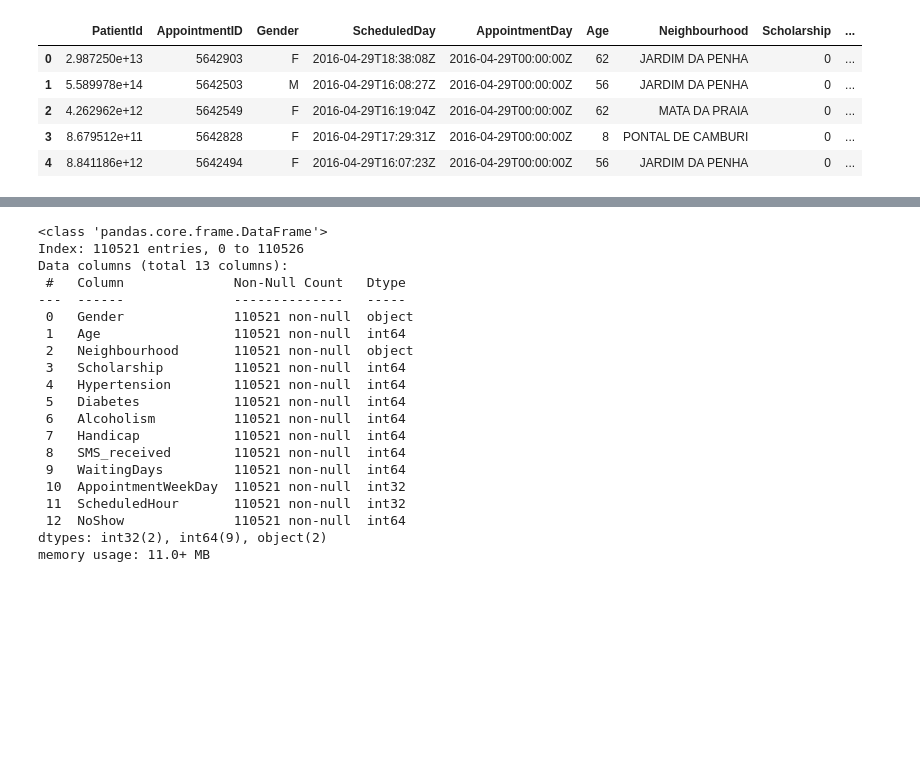
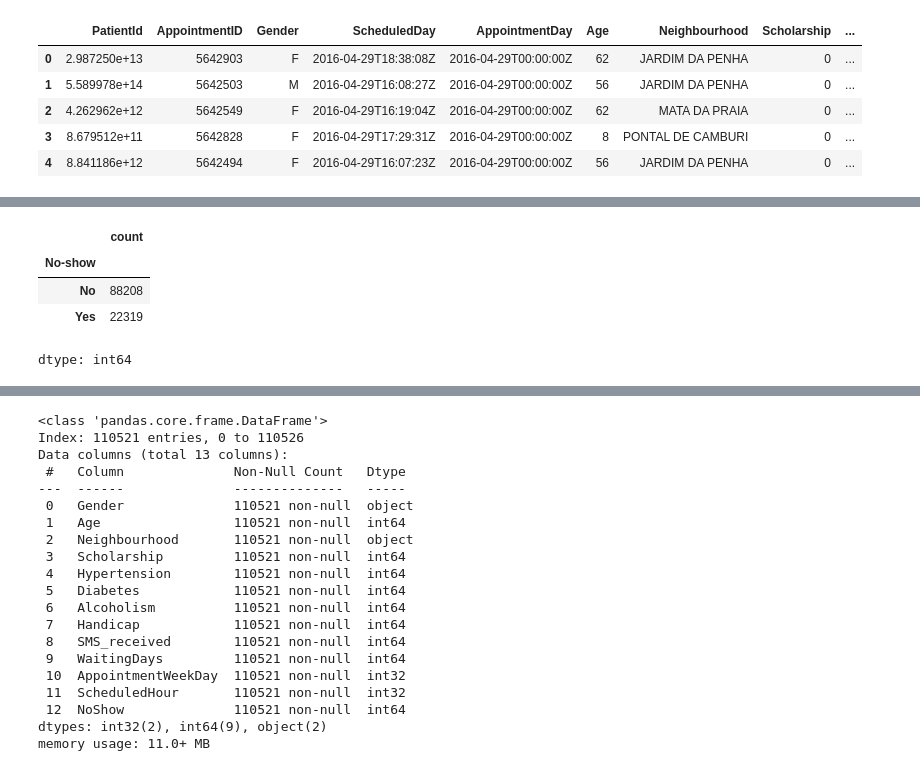
Before and after one commit to Elsaterziu/ml-project, a Jupyter notebook: notebooks/patient_no_show_prediction.ipynb, the cells around one changed output, grey strips where cells are left out. Cells and saved outputs as stored; diff of their text form; code cells hidden in the pictures; blank space fills up the shorter version.

```diff
--- a/notebooks/patient_no_show_prediction.ipynb
+++ b/notebooks/patient_no_show_prediction.ipynb
@@ -31,0 +105,8 @@ dtype: int64
+# %%
+df["No-show"].value_counts()
+# %% [output]
+|  | count |
+| No-show |  |
+| No | 88208 |
+| Yes | 22319 |
+dtype: int64
```
Also changed, not shown: parts of 48 cells of this notebook.
